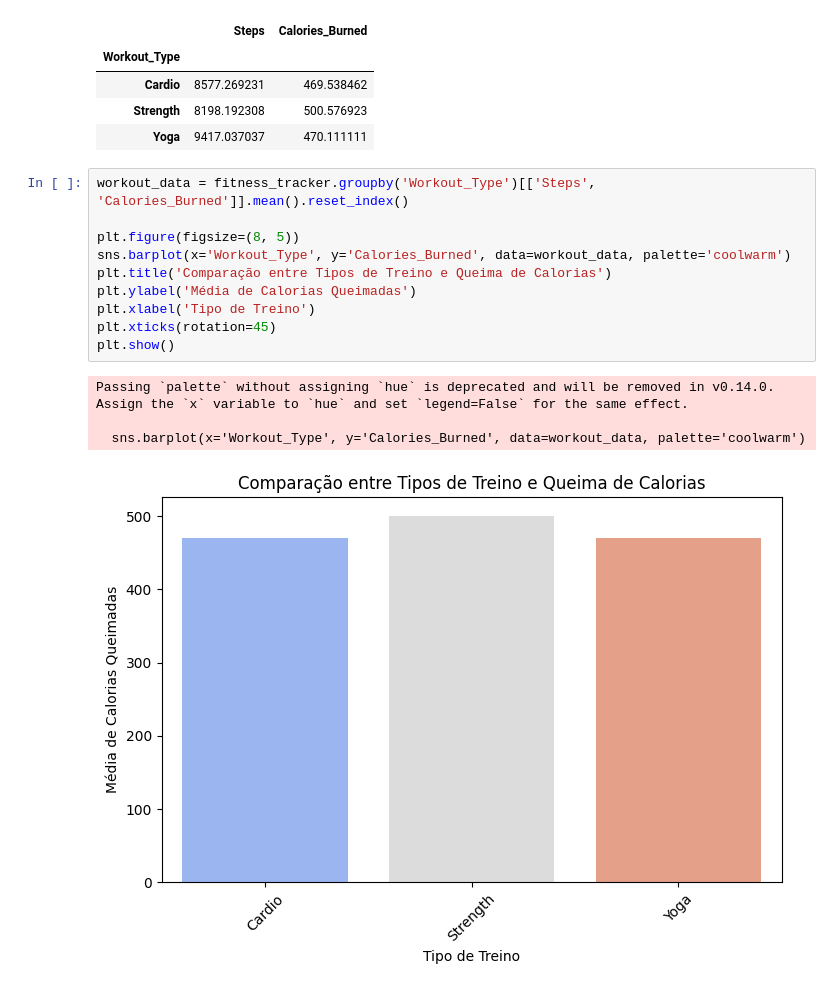
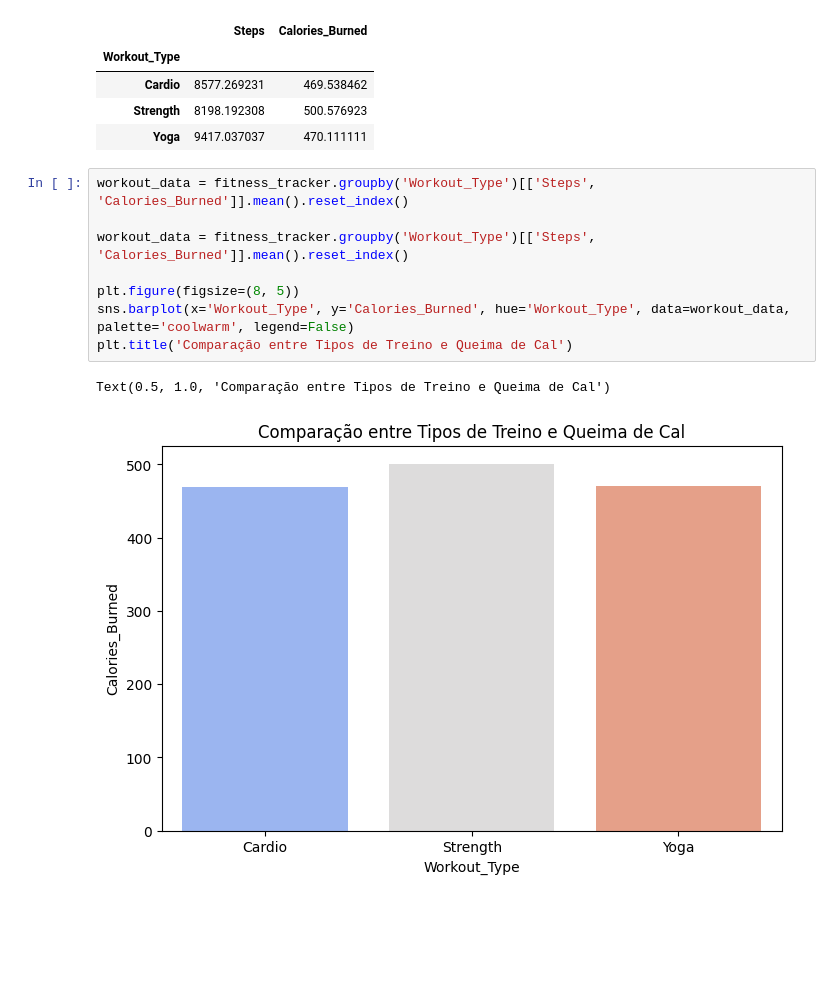
Before and after one commit to jessystem/Fitness_Tracker-, a Jupyter notebook: FITNESS_TRACKER.ipynb, the cells around one changed output. Saved outputs shown, nothing was run; the diff lists cells and outputs as text; blank space fills up the shorter version.

```diff
--- a/FITNESS_TRACKER.ipynb
+++ b/FITNESS_TRACKER.ipynb
@@ -174,18 +167,14 @@ fitness_tracker.groupby('Workout_Type')[['Steps', 'Calories_Burned']].mean()
 # %%
 workout_data = fitness_tracker.groupby('Workout_Type')[['Steps', 'Calories_Burned']].mean().reset_index()
 
+workout_data = fitness_tracker.groupby('Workout_Type')[['Steps', 'Calories_Burned']].mean().reset_index()
+
 plt.figure(figsize=(8, 5))
-sns.barplot(x='Workout_Type', y='Calories_Burned', data=workout_data, palette='coolwarm')
-plt.title('Comparação entre Tipos de Treino e Queima de Calorias')
-plt.ylabel('Média de Calorias Queimadas')
-plt.xlabel('Tipo de Treino')
-plt.xticks(rotation=45)
-plt.show()
+sns.barplot(x='Workout_Type', y='Calories_Burned', hue='Workout_Type', data=workout_data, palette='coolwarm', legend=False)
+plt.title('Comparação entre Tipos de Treino e Queima de Cal')
 # %% [output]
-Passing `palette` without assigning `hue` is deprecated and will be removed in v0.14.0. Assign the `x` variable to `hue` and set `legend=False` for the same effect.
-
-  sns.barplot(x='Workout_Type', y='Calories_Burned', data=workout_data, palette='coolwarm')
+Text(0.5, 1.0, 'Comparação entre Tipos de Treino e Queima de Cal')
-[figure, old version]
+[figure, new version]
 # %% [markdown]
 ## 📌 Conclusão
 
```
Also changed, not shown: parts of 4 cells of this notebook.
